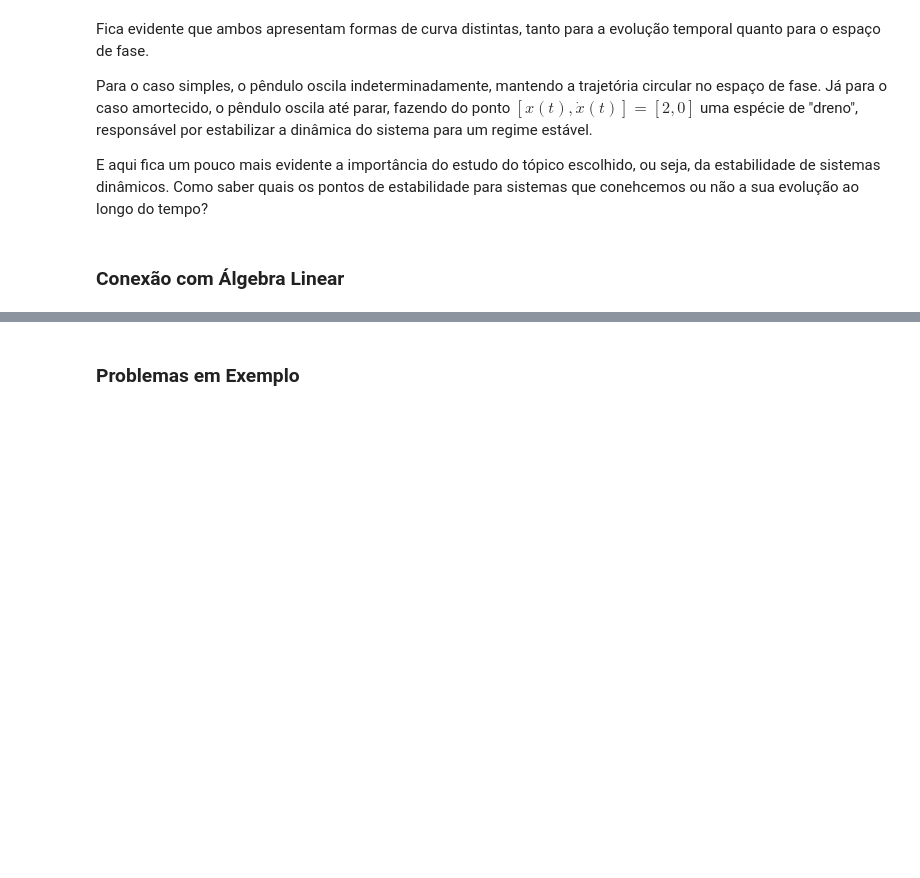
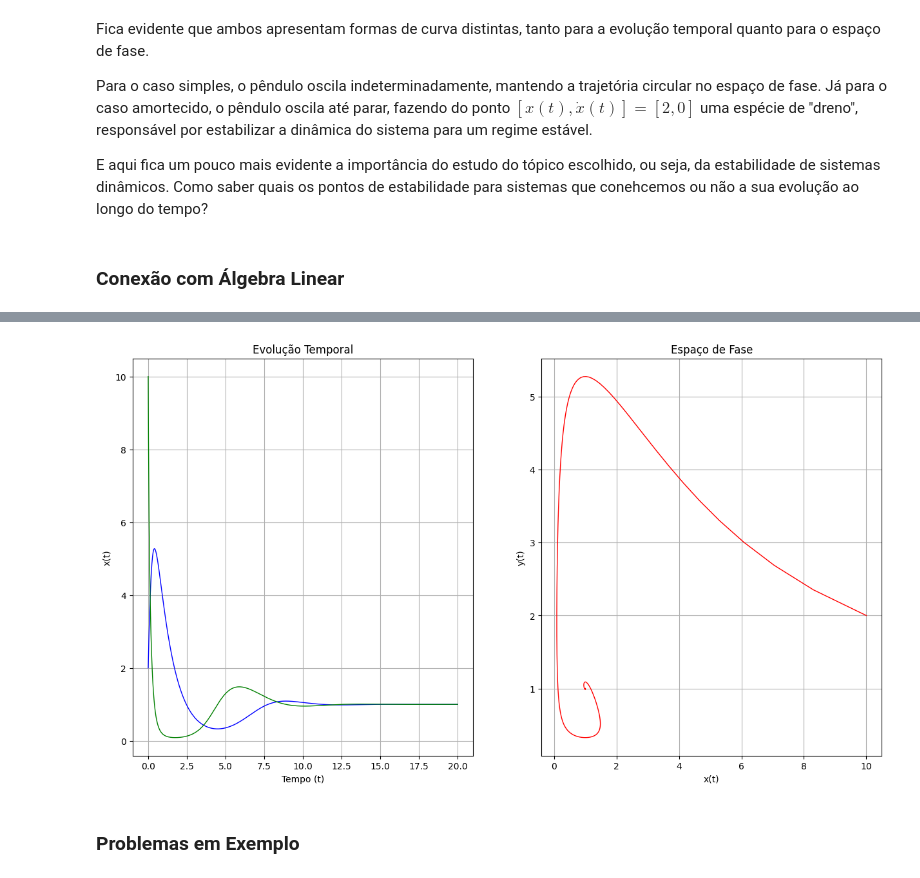
Before and after one commit to jorgesalhani/LinearAlgebraApplications, a Jupyter notebook: TrabalhoFinal/TF.ipynb, the cells around one changed output, grey strips where cells are left out. Cells and saved outputs as stored; diff of their text form; code cells hidden in the pictures; blank space fills up the shorter version.

```diff
--- a/TrabalhoFinal/TF.ipynb
+++ b/TrabalhoFinal/TF.ipynb
@@ -150,2 +228,26 @@ E aqui fica um pouco mais evidente a importância do estudo do tópico escolhido
+# %%
+EX1 = odeint(Exemplo2, [10, 2], t)
+
+x = EX1[:,0]
+y = EX1[:,1]
+
+fig, ax = plt.subplots(1,2, figsize=(15,8))
+
+ax[0].plot(t,y,'b-',linewidth=1)
+ax[0].plot(t,x,'g-',linewidth=1)
+ax[0].set_title("Evolução Temporal")
+ax[0].set_xlabel('Tempo (t)')
+ax[0].set_ylabel('x(t)')
+ax[0].grid(True)
+
+ax[1].plot(x,y,'r-',linewidth=1)
+ax[1].set_title("Espaço de Fase")
+ax[1].set_xlabel('x(t)')
+ax[1].set_ylabel('y(t)')
+ax[1].grid(True)
+
+plt.show()
+# %% [output]
+[figure, added]
 # %% [markdown]
 ### Problemas em Exemplo
```
Also changed, not shown: parts of 8 cells of this notebook.
